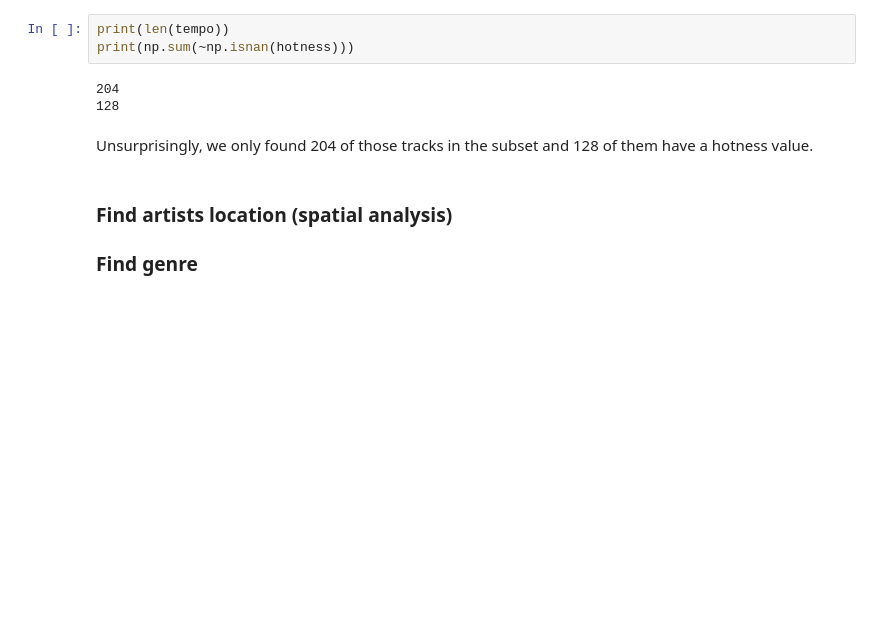
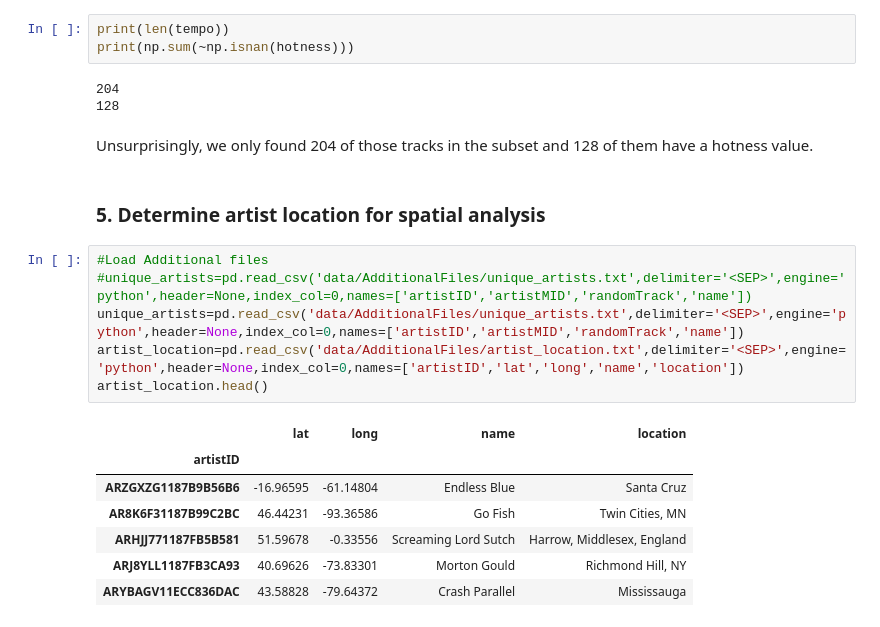
Before and after one commit to padesplaces/ada2017, a Jupyter notebook: project/Project Notebook.ipynb, the cells around one changed output. Drawn from its saved outputs; the diff is of its cells as text; blank space fills up the shorter version.

```diff
--- a/project/Project Notebook.ipynb
+++ b/project/Project Notebook.ipynb
@@ -392,6 +392,18 @@ print(np.sum(~np.isnan(hotness)))
 # %% [markdown]
 Unsurprisingly, we only found 204 of those tracks in the subset and 128 of them have a hotness value.
 # %% [markdown]
-### Find artists location (spatial analysis)
-
-### Find genre
+### 5. Determine artist location for spatial analysis
+# %%
+#Load Additional files
+#unique_artists=pd.read_csv('data/AdditionalFiles/unique_artists.txt',delimiter='<SEP>',engine='python',header=None,index_col=0,names=['artistID','artistMID','randomTrack','name'])
+unique_artists=pd.read_csv('data/AdditionalFiles/unique_artists.txt',delimiter='<SEP>',engine='python',header=None,index_col=0,names=['artistID','artistMID','randomTrack','name'])
+artist_location=pd.read_csv('data/AdditionalFiles/artist_location.txt',delimiter='<SEP>',engine='python',header=None,index_col=0,names=['artistID','lat','long','name','location'])
+artist_location.head()
+# %% [output]
+|  | lat | long | name | location |
+| artistID |  |  |  |  |
+| ARZGXZG1187B9B56B6 | -16.96595 | -61.14804 | Endless Blue | Santa Cruz |
+| AR8K6F31187B99C2BC | 46.44231 | -93.36586 | Go Fish | Twin Cities, MN |
+| ARHJJ771187FB5B581 | 51.59678 | -0.33556 | Screaming Lord Sutch | Harrow, Middlesex, England |
+| ARJ8YLL1187FB3CA93 | 40.69626 | -73.83301 | Morton Gould | Richmond Hill, NY |
+| ARYBAGV11ECC836DAC | 43.58828 | -79.64372 | Crash Parallel | Mississauga |
```
Also changed, not shown: parts of 24 cells of this notebook, 2 other files.
